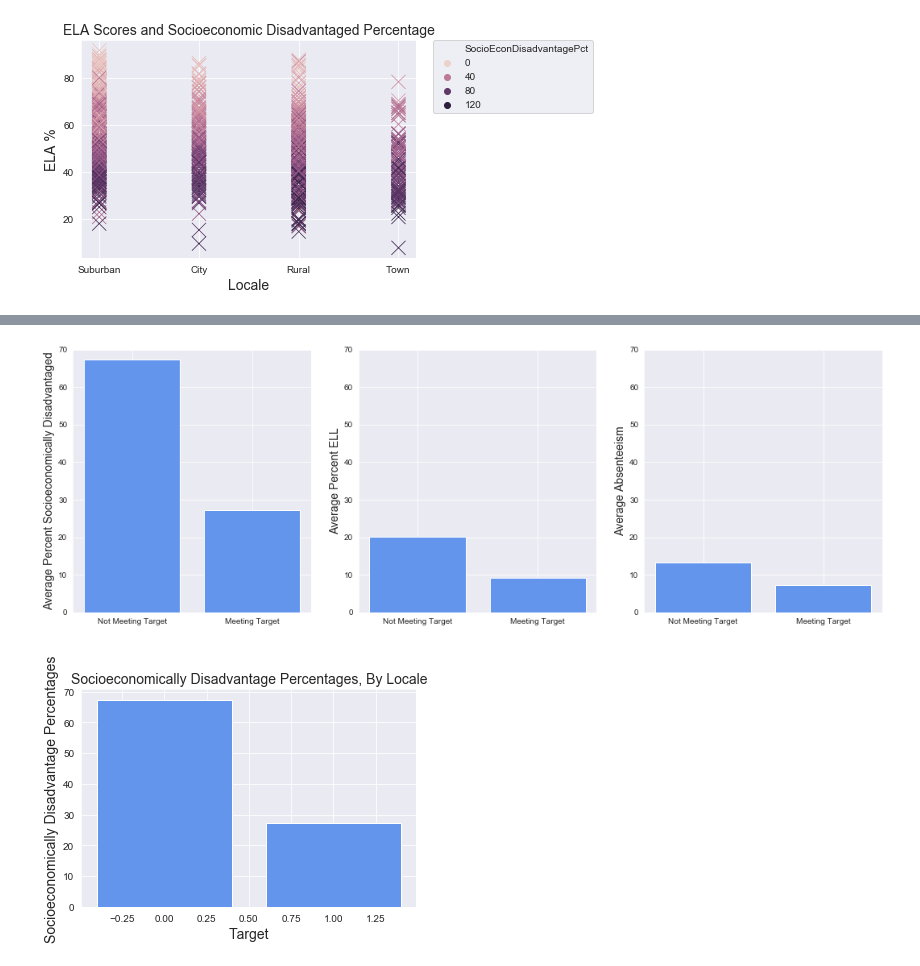
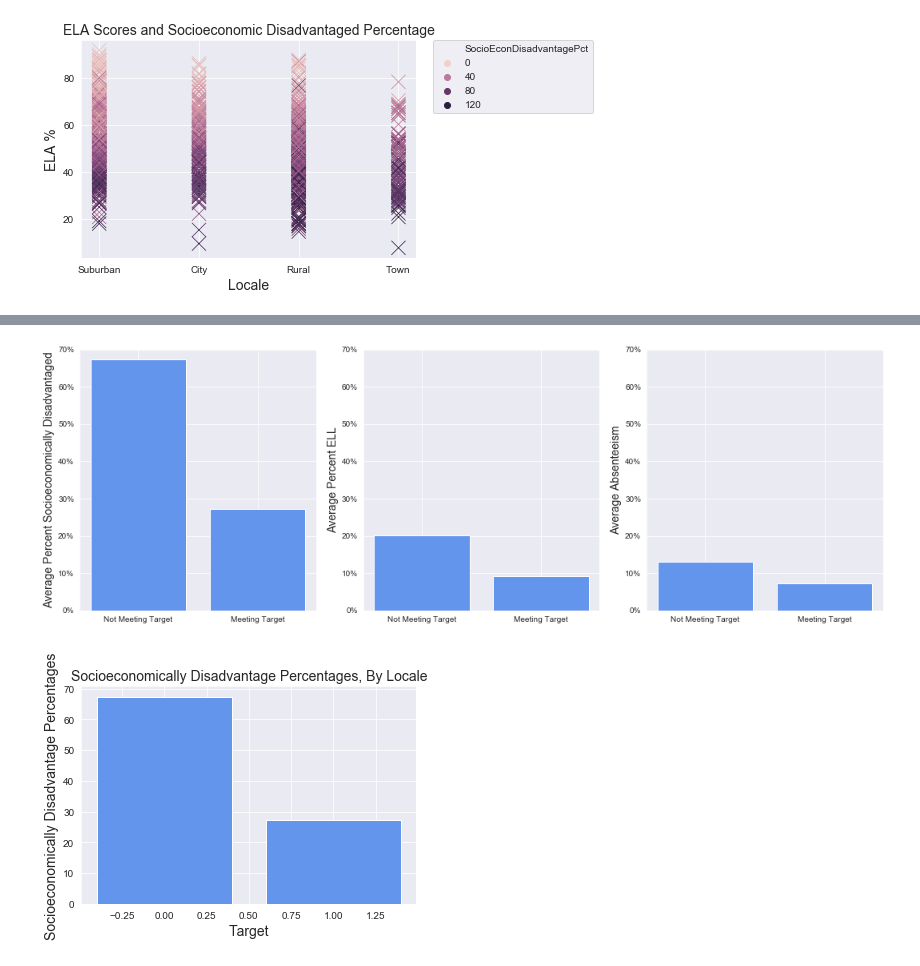
Before and after one commit to ameliadahm20/California-School-Performance, a Jupyter notebook: EDA/EDAviz.ipynb, the cells around one changed output, grey strips where cells are left out. Cells and saved outputs as stored; diff of their text form; code cells hidden in the pictures.

```diff
--- a/EDA/EDAviz.ipynb
+++ b/EDA/EDAviz.ipynb
@@ -221,34 +218,38 @@ w = df_prep.groupby('target')['SocioEconDisadvantagePct'].mean()
 
 fig = plt.figure(figsize=(18,6))
 
 # Add a subplot to the figure - a new axes
 ax = fig.add_subplot(132)
 
 # Add a second subplot to the figure - a new axes
 ax2 = fig.add_subplot(131)
 ax3 = fig.add_subplot(133)
 
 # Generate a line plot on first axes
 ax.bar(x, y, color='cornflowerblue')
 ax2.bar(x, w, color = 'cornflowerblue')
 ax3.bar(x, z, color= 'cornflowerblue')
 
 
 # Set the limits of x and y for first axes
 ax.set_ylim(0, 70)
 ax2.set_ylim(0, 70)
 ax3.set_ylim(0, 70)
 ax2.set_ylabel('Average Percent Socioeconomically Disadvantaged', fontsize = 14)
 ax.set_ylabel('Average Percent ELL', fontsize = 14)
 ax3.set_ylabel('Average Absenteeism', fontsize = 14)
+ax.yaxis.set_major_formatter(mtick.PercentFormatter())
+ax2.yaxis.set_major_formatter(mtick.PercentFormatter())
+ax3.yaxis.set_major_formatter(mtick.PercentFormatter())
 
 # Set the limits of x and y for 2nd axes
 #ax2.set_xlim(0, 9), ax2.set_ylim(5,35)
 
 # Show the plot
 plt.show()
+fig.savefig('../images/barcharts.png', bbox_inches='tight')
 # %% [output]
-[figure, old version]
+[figure, new version]
 # %%
 y = df_prep.groupby('target')['SocioEconDisadvantagePct'].mean()#.sort_values(ascending=True)
 x = y.index
```
Also changed, not shown: parts of 10 cells of this notebook, 5 other files.
